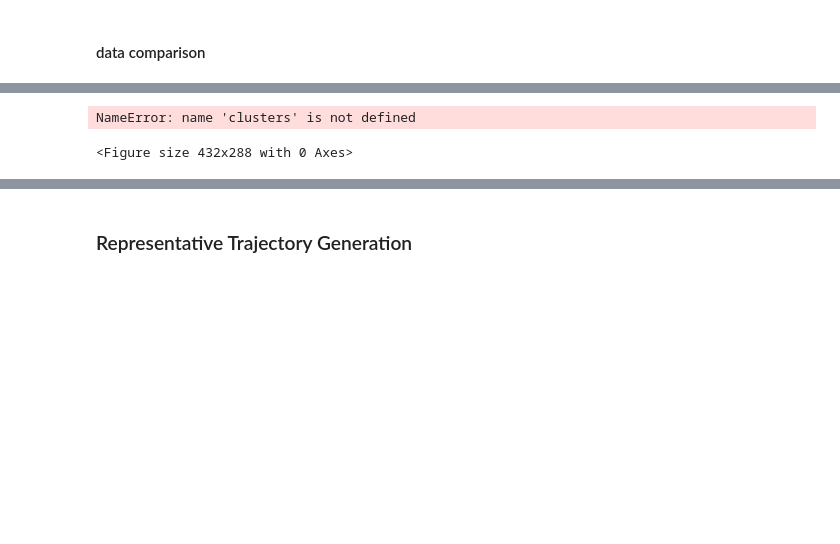
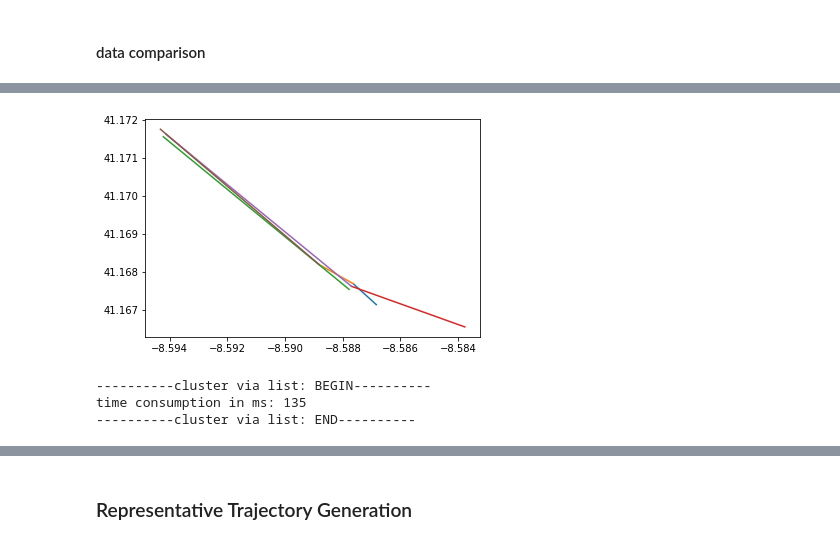
Before and after one commit to jiafug/dbpro, a Jupyter notebook: transform.ipynb, the cells around one changed output, grey strips where cells are left out. Saved outputs shown, nothing was run; the diff lists cells and outputs as text; code cells hidden in the pictures; blank space fills up the shorter version.

```diff
--- a/transform.ipynb
+++ b/transform.ipynb
@@ -1032,32 +1048,38 @@ time consumption in ms: 4
 # %%
 '''
 benchmark beginns
 '''
 start_time = current_milli_time()
 
 fig = plt.figure()
 counter = 1
+# jupyter only:
+printer = None
 for entry in clusters:
     '''
     Das Ändern der 1 in der if-Abfrage, ändert das Testcluster
     '''
-    if counter == 3:
-        print(entry)
+    if counter == 20:
+        entry
         for data in entry.iterrows():
-            # plot
+            printer = entry
             lon = [data[1][0], data[1][4]]
             lat = [data[1][1], data[1][5]]
             plt.plot(lon, lat)
     counter += 1
 plt.show()
 
 '''
 benchmark ends
 '''
 time = (current_milli_time() - start_time)
 print("----------cluster via list: BEGIN----------")
 print("time consumption in ms: {}".format(time))
 print("----------cluster via list: END----------")
+
+printer
 # %% [output]
+[figure, added]
-NameError: name 'clusters' is not defined
+----------cluster via list: BEGIN----------
+time consumption in ms: 135
+----------cluster via list: END----------
-<Figure size 432x288 with 0 Axes>
```
Also changed, not shown: parts of 53 cells of this notebook.
